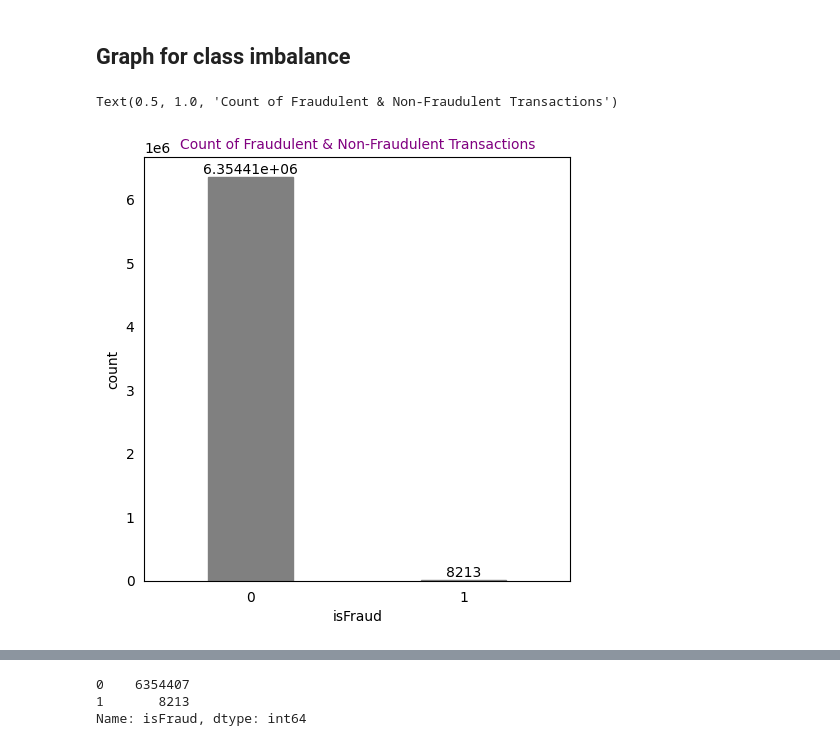
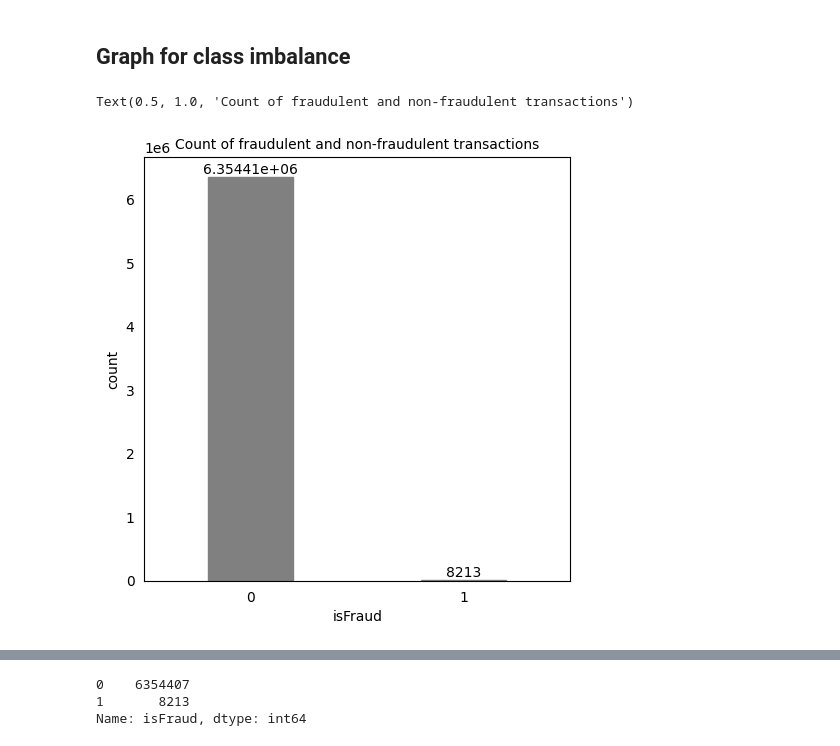
Before and after one commit to amiira-e/fyp, a Jupyter notebook: EDA.ipynb, the cells around one changed output, grey strips where cells are left out. Cells and saved outputs as stored; diff of their text form; code cells hidden in the pictures.

```diff
--- a/EDA.ipynb
+++ b/EDA.ipynb
@@ -11,3 +11,14 @@ import pywedge as pw
 import bqplot
 # %%
 df = pd.read_csv(r"C:\Users\23059\OneDrive\Desktop\Amiira\Y3S1\fyp\FraudDetectionData.csv")
+# %%
+# Change the data type of column 'A' from float64 to float32
+df['amount'] = df['amount'].astype('float32')
+df['oldbalanceOrg'] = df['oldbalanceOrg'].astype('float32')
+df['oldbalanceDest'] = df['oldbalanceDest'].astype('float32')
+df['newbalanceOrig'] = df['newbalanceOrig'].astype('float32')
+df['newbalanceDest'] = df['newbalanceDest'].astype('float32')
+# %%
+df['step'] = df['step'].astype('int32')
+df['isFlaggedFraud'] = df['isFlaggedFraud'].astype('int32')
+df['isFraud'] = df['isFraud'].astype('int32')
@@ -81,24 +164,24 @@ Name: isFraud, dtype: float64
 # %%
 from tkinter import font
 counts = df['isFraud'].value_counts().rename_axis('isFraud').reset_index(name='count')
 fig = plt.figure(figsize=(5.5, 5.5))
 ax = sns.barplot(x='isFraud', y='count', data=counts,color='gray', edgecolor ="gray")
 
 # Define Function in which we will pass new width
 def Width(ax, new_width) :
     for patch in ax.patches :
         current_width = patch.get_width()
         difference = current_width - new_width
         # Set new width
         patch.set_width(new_width)
         # Now Recenter the Bars
         patch.set_x(patch.get_x() + difference * .5)
         ax.tick_params(bottom=False,left=False)
 
 #Adjust width to 0.4
 Width(ax, 0.4)
 ax.bar_label(ax.containers[0])
-plt.title('Count of Fraudulent & Non-Fraudulent Transactions',fontsize =10,color='purple')
+plt.title('Count of fraudulent and non-fraudulent transactions',fontsize =10,color='black')
 # %% [output]
-Text(0.5, 1.0, 'Count of Fraudulent & Non-Fraudulent Transactions')
+Text(0.5, 1.0, 'Count of fraudulent and non-fraudulent transactions')
-[figure, old version]
+[figure, new version]
```
Also changed, not shown: parts of 46 cells of this notebook, 25 other files.
